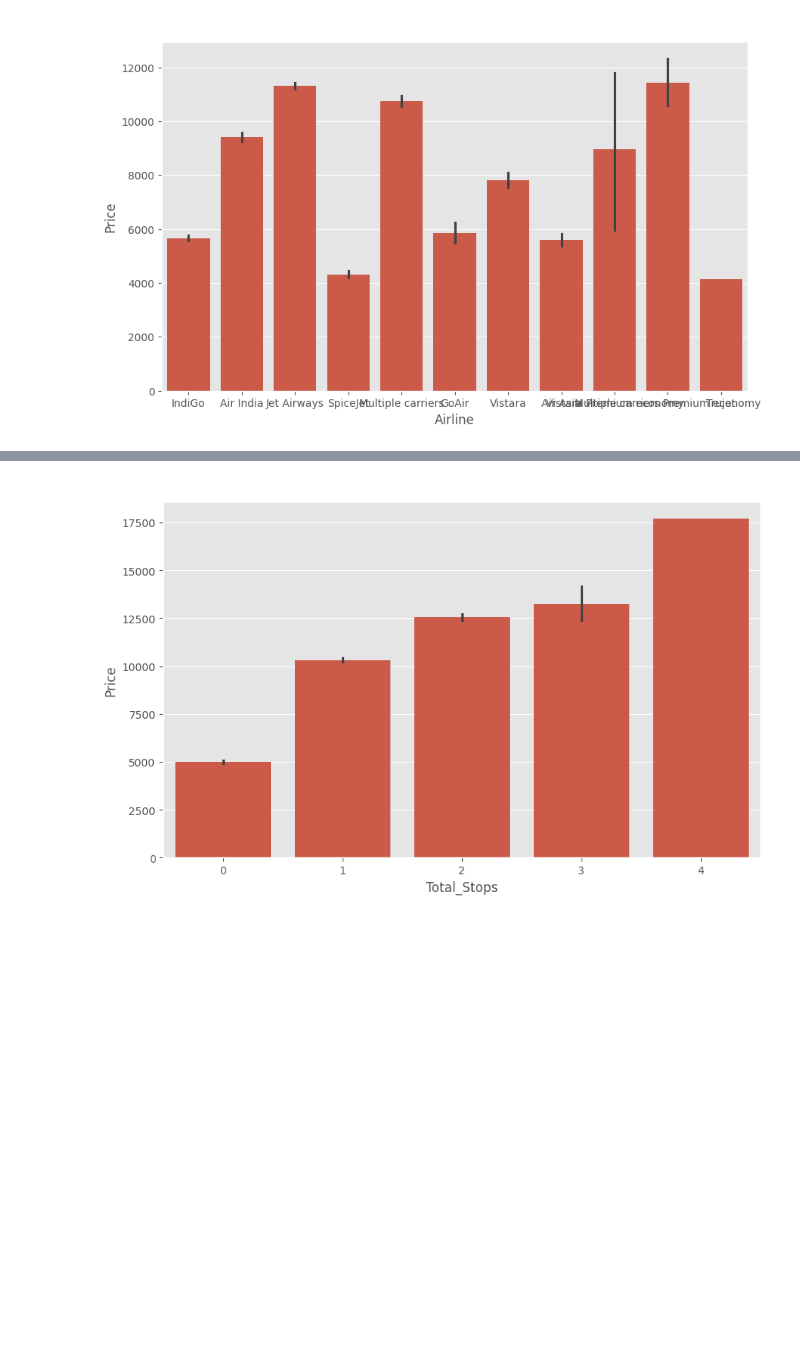
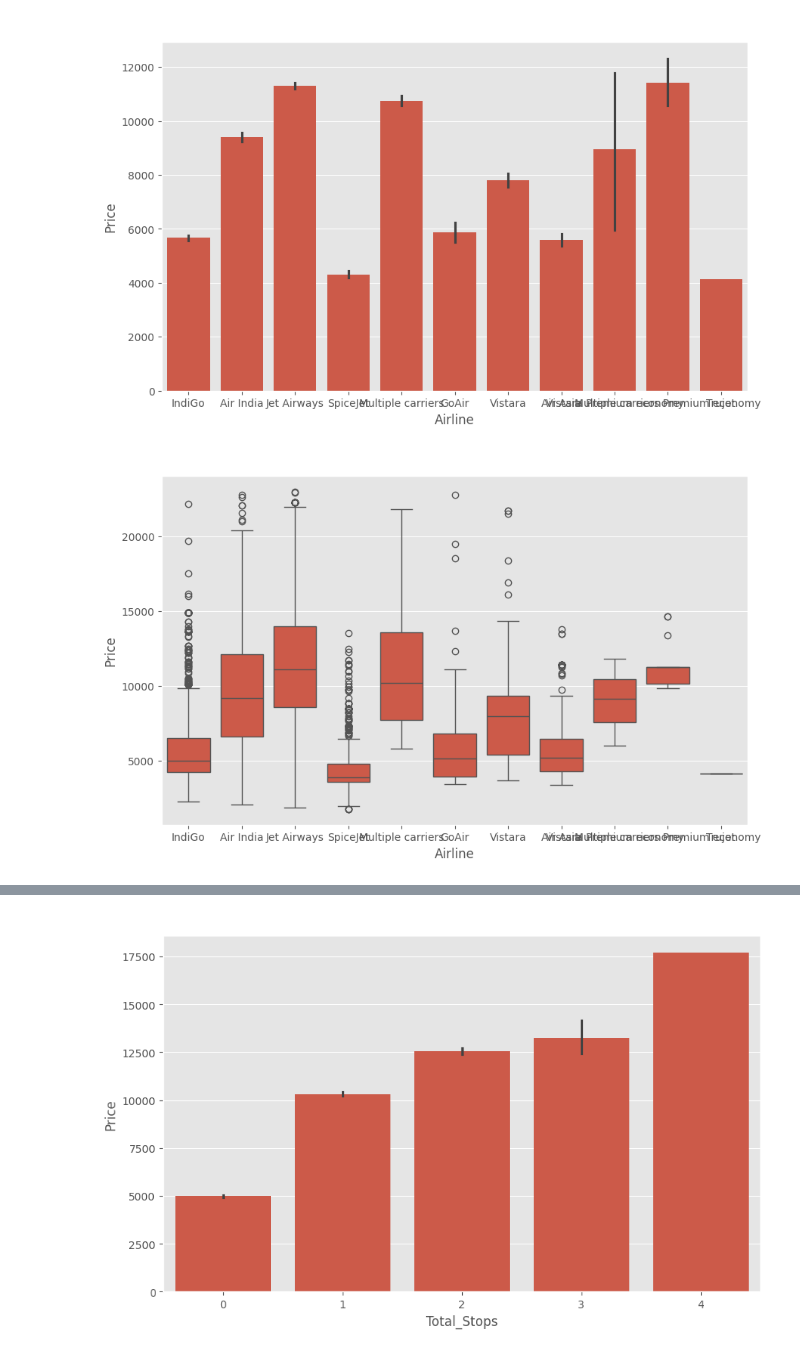
Before and after one commit to Shahroz192/flight_price_prediction, a Jupyter notebook: notebooks/eda.ipynb, the cells around one changed output, grey strips where cells are left out. Saved outputs shown, nothing was run; the diff lists cells and outputs as text; code cells hidden in the pictures; blank space fills up the shorter version.

```diff
--- a/notebooks/eda.ipynb
+++ b/notebooks/eda.ipynb
@@ -127,3 +142,7 @@ plot_lineplot(data=flights, x="Total_Stops", y="Price", title="Total Stops vs Pr
 plot_barplot(data=flights, x="Airline", y="Price", title="Airline vs Price")
 # %% [output]
 [figure]
+# %%
+plot_boxplot(data=flights, x="Airline", y="Price", title="Airline vs Price")
+# %% [output]
+[figure, added]
```
Also changed, not shown: parts of 9 cells of this notebook, 3 other files.
